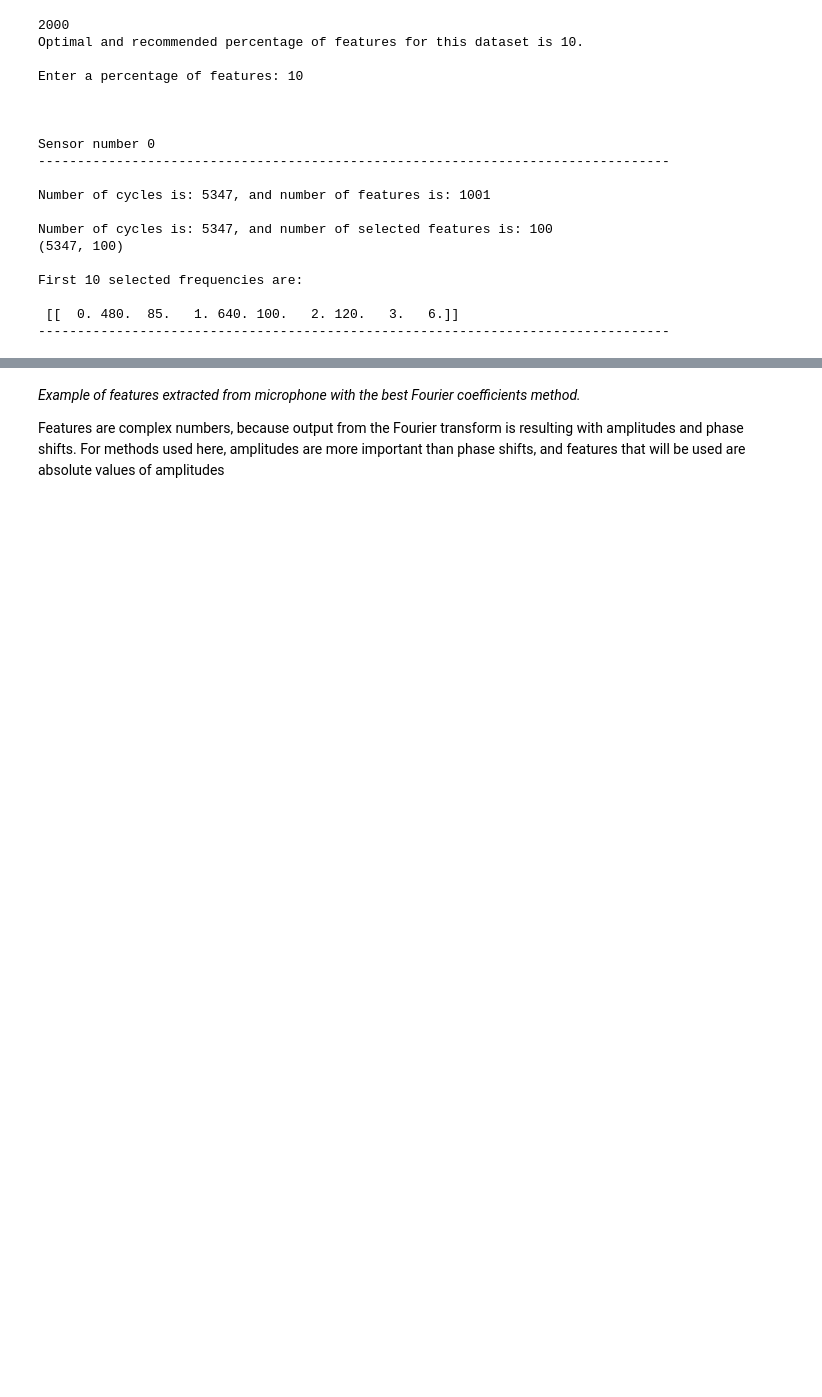
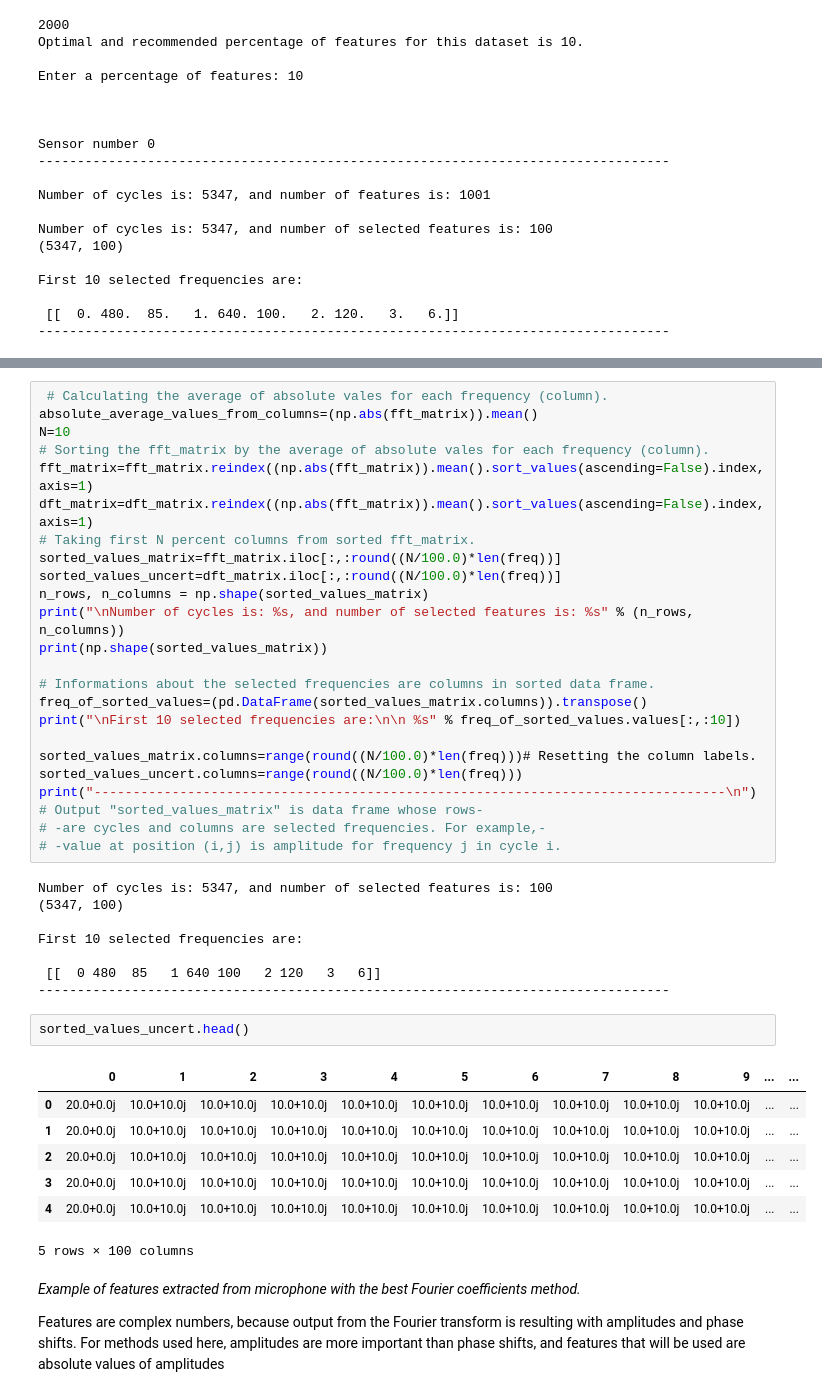
Before and after one commit to ehlimana/ZEMA-machine-learing-tutorials-uncertainty-evaluation, a Jupyter notebook: 2_Machine_Learning_using_Best_Fourier_Coefficients.ipynb, the cells around one changed output, grey strips where cells are left out. Cells and saved outputs as stored; diff of their text form; blank space fills up the shorter version.

Commit message:
#Working on sorted uncertainties

```diff
--- a/2_Machine_Learning_using_Best_Fourier_Coefficients.ipynb
+++ b/2_Machine_Learning_using_Best_Fourier_Coefficients.ipynb
@@ -323,3 +346,45 @@ for i in range(5347):
+# %%
+ # Calculating the average of absolute vales for each frequency (column).
+absolute_average_values_from_columns=(np.abs(fft_matrix)).mean()
+N=10
+# Sorting the fft_matrix by the average of absolute vales for each frequency (column).
+fft_matrix=fft_matrix.reindex((np.abs(fft_matrix)).mean().sort_values(ascending=False).index, axis=1)
+dft_matrix=dft_matrix.reindex((np.abs(fft_matrix)).mean().sort_values(ascending=False).index, axis=1)
+# Taking first N percent columns from sorted fft_matrix.
+sorted_values_matrix=fft_matrix.iloc[:,:round((N/100.0)*len(freq))]
+sorted_values_uncert=dft_matrix.iloc[:,:round((N/100.0)*len(freq))]
+n_rows, n_columns = np.shape(sorted_values_matrix)
+print("\nNumber of cycles is: %s, and number of selected features is: %s" % (n_rows, n_columns))
+print(np.shape(sorted_values_matrix))
+
+# Informations about the selected frequencies are columns in sorted data frame.
+freq_of_sorted_values=(pd.DataFrame(sorted_values_matrix.columns)).transpose()
+print("\nFirst 10 selected frequencies are:\n\n %s" % freq_of_sorted_values.values[:,:10])
+
+sorted_values_matrix.columns=range(round((N/100.0)*len(freq)))# Resetting the column labels.
+sorted_values_uncert.columns=range(round((N/100.0)*len(freq)))
+print("---------------------------------------------------------------------------------\n")
+# Output "sorted_values_matrix" is data frame whose rows-
+# -are cycles and columns are selected frequencies. For example,-
+# -value at position (i,j) is amplitude for frequency j in cycle i.
+# %% [output]
+Number of cycles is: 5347, and number of selected features is: 100
+(5347, 100)
+
+First 10 selected frequencies are:
+
+ [[  0 480  85   1 640 100   2 120   3   6]]
+---------------------------------------------------------------------------------
+# %%
+sorted_values_uncert.head()
+# %% [output]
+|  | 0 | 1 | 2 | 3 | 4 | 5 | 6 | 7 | 8 | 9 | ... | ... |
+| 0 | 20.0+0.0j | 10.0+10.0j | 10.0+10.0j | 10.0+10.0j | 10.0+10.0j | 10.0+10.0j | 10.0+10.0j | 10.0+10.0j | 10.0+10.0j | 10.0+10.0j | ... | ... |
+| 1 | 20.0+0.0j | 10.0+10.0j | 10.0+10.0j | 10.0+10.0j | 10.0+10.0j | 10.0+10.0j | 10.0+10.0j | 10.0+10.0j | 10.0+10.0j | 10.0+10.0j | ... | ... |
+| 2 | 20.0+0.0j | 10.0+10.0j | 10.0+10.0j | 10.0+10.0j | 10.0+10.0j | 10.0+10.0j | 10.0+10.0j | 10.0+10.0j | 10.0+10.0j | 10.0+10.0j | ... | ... |
+| 3 | 20.0+0.0j | 10.0+10.0j | 10.0+10.0j | 10.0+10.0j | 10.0+10.0j | 10.0+10.0j | 10.0+10.0j | 10.0+10.0j | 10.0+10.0j | 10.0+10.0j | ... | ... |
+| 4 | 20.0+0.0j | 10.0+10.0j | 10.0+10.0j | 10.0+10.0j | 10.0+10.0j | 10.0+10.0j | 10.0+10.0j | 10.0+10.0j | 10.0+10.0j | 10.0+10.0j | ... | ... |
+5 rows × 100 columns
 # %% [markdown]
 
 _Example of features extracted from microphone with the best Fourier coefficients method._
```
Also changed, not shown: parts of 7 cells of this notebook.
